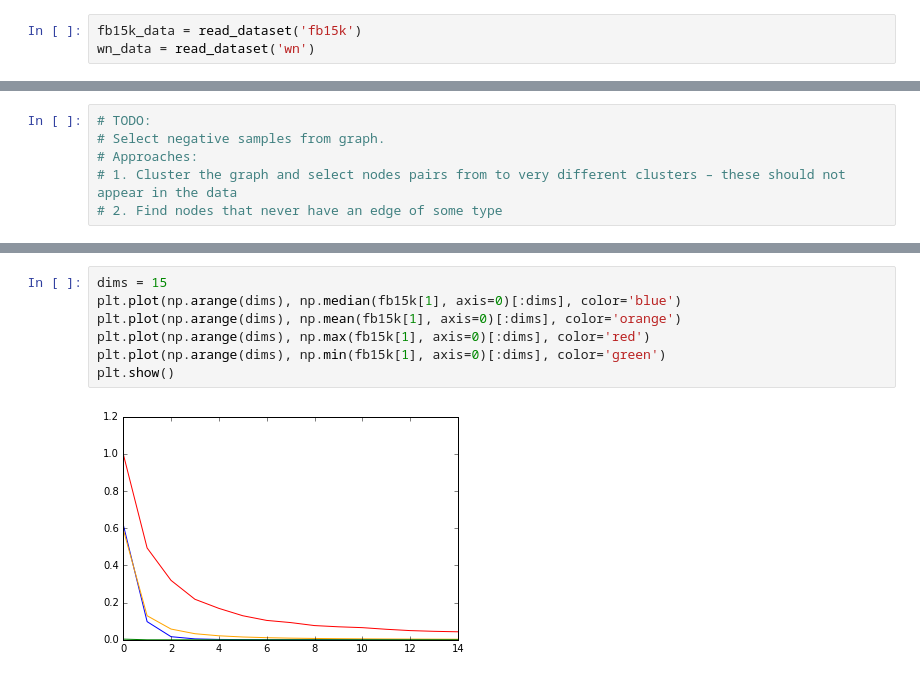
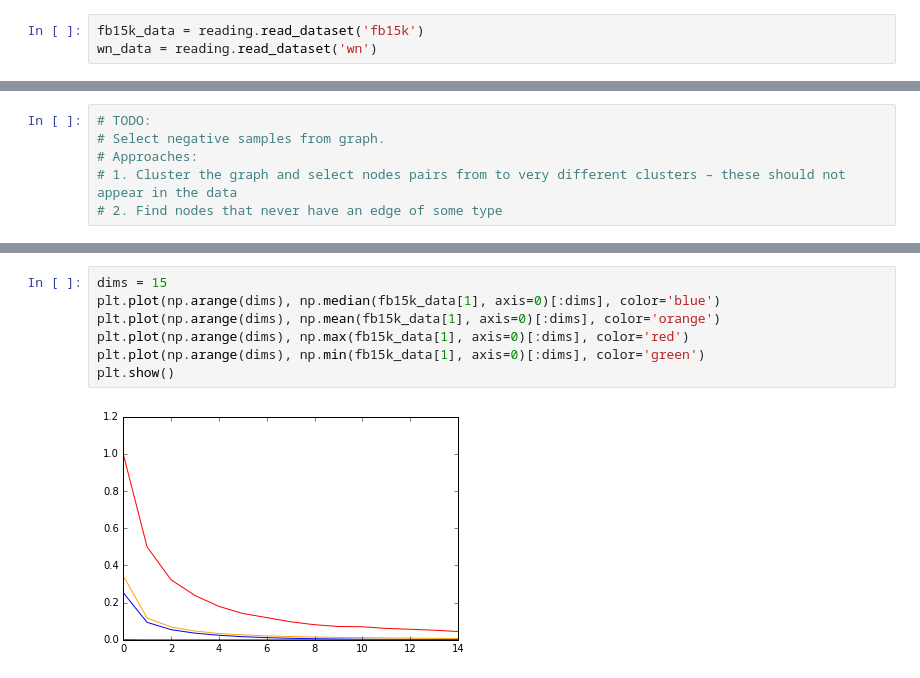
Before and after one commit to GittiHab/kb-completion, a Jupyter notebook: notebooks/pl-1.0-threshold-optimization.ipynb, the cells around one changed output, grey strips where cells are left out. Saved outputs shown, nothing was run; the diff lists cells and outputs as text.

```diff
--- a/notebooks/pl-1.0-threshold-optimization.ipynb
+++ b/notebooks/pl-1.0-threshold-optimization.ipynb
@@ -11,6 +21,6 @@ def is_negative(head, tail, cluster, all_pairs):
     else:
         return cluster[head] != cluster[tail]
 # %%
-fb15k_data = read_dataset('fb15k')
-wn_data = read_dataset('wn')
+fb15k_data = reading.read_dataset('fb15k')
+wn_data = reading.read_dataset('wn')
 # %%
@@ -208,13 +223,13 @@ y_prob.shape[1]
 300
 # %%
 dims = 15
-plt.plot(np.arange(dims), np.median(fb15k[1], axis=0)[:dims], color='blue')
-plt.plot(np.arange(dims), np.mean(fb15k[1], axis=0)[:dims], color='orange')
-plt.plot(np.arange(dims), np.max(fb15k[1], axis=0)[:dims], color='red')
-plt.plot(np.arange(dims), np.min(fb15k[1], axis=0)[:dims], color='green')
+plt.plot(np.arange(dims), np.median(fb15k_data[1], axis=0)[:dims], color='blue')
+plt.plot(np.arange(dims), np.mean(fb15k_data[1], axis=0)[:dims], color='orange')
+plt.plot(np.arange(dims), np.max(fb15k_data[1], axis=0)[:dims], color='red')
+plt.plot(np.arange(dims), np.min(fb15k_data[1], axis=0)[:dims], color='green')
 plt.show()
 # %% [output]
-[figure, old version]
+[figure, new version]
 # %%
 x = np.arange(len(top_prob))
 plt.plot(x, np.median(top_prob, axis=1), color='blue')
```
Also changed, not shown: parts of 22 cells of this notebook, 3 other files.
